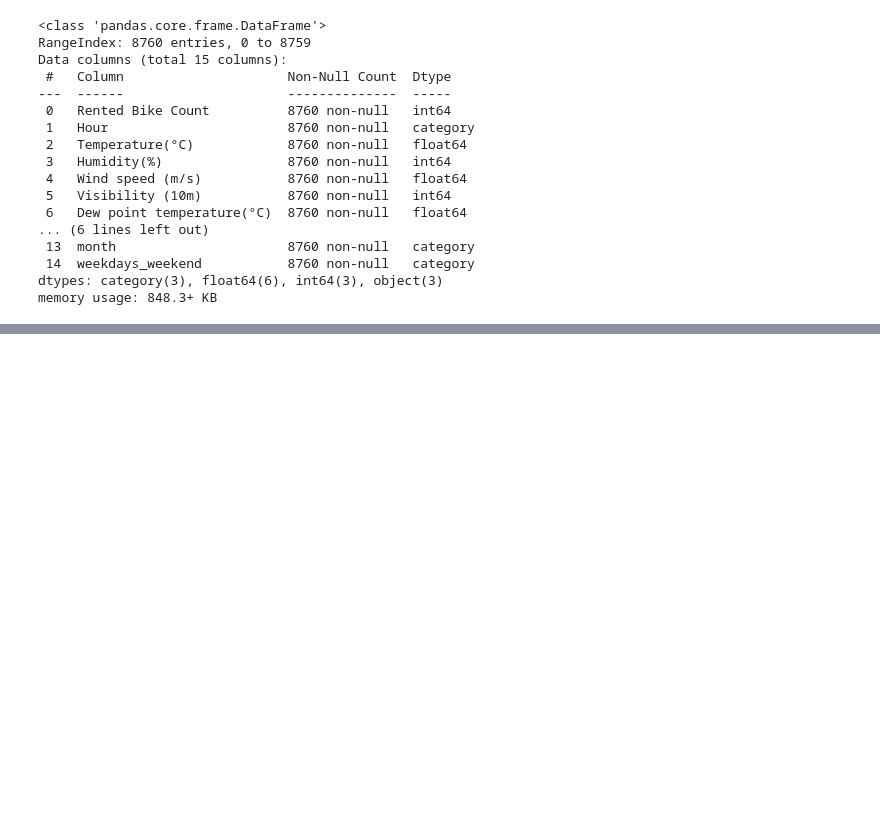
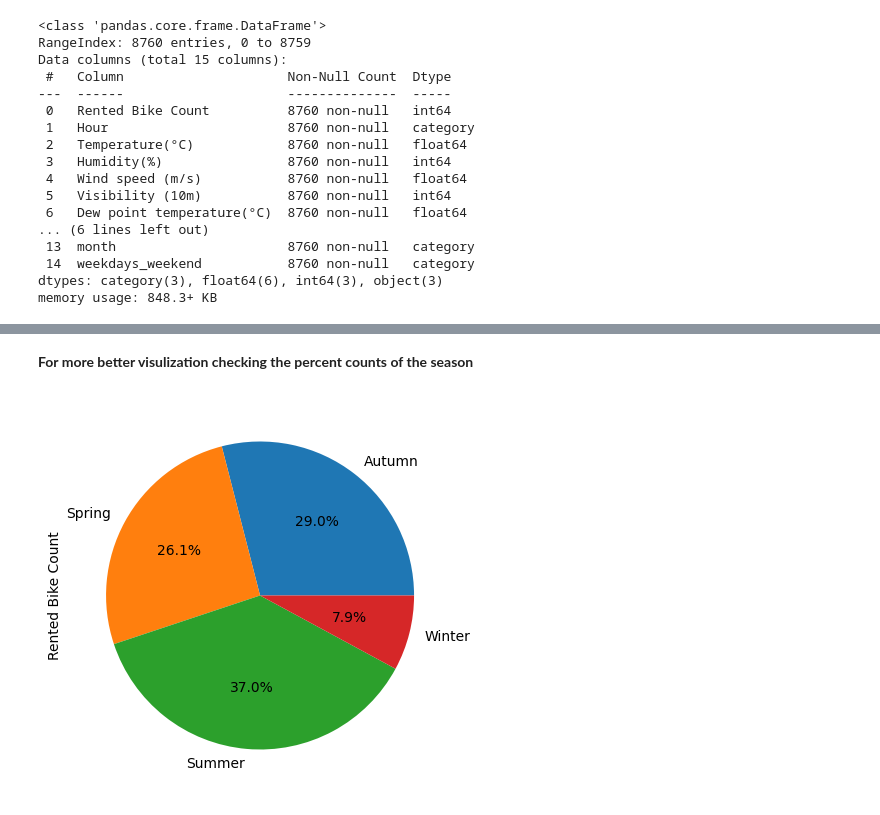
Before and after one commit to kumarsinghashu/Bike-sharing-demand-prediction, a Jupyter notebook: Bike_Sharing_Demand_Prediction_Capstone_Project_.ipynb, the cells around one changed output, grey strips where cells are left out. Cells and saved outputs as stored; diff of their text form; code cells hidden in the pictures; blank space fills up the shorter version.

```diff
--- a/Bike_Sharing_Demand_Prediction_Capstone_Project_.ipynb
+++ b/Bike_Sharing_Demand_Prediction_Capstone_Project_.ipynb
@@ -377,0 +407,3 @@ memory usage: 848.3+ KB
+# %%
+by_season= Bike_df.groupby('Seasons').sum()
+by_season
@@ -377,0 +417,6 @@ memory usage: 848.3+ KB
+# %% [markdown]
+ **For more better visulization checking the percent counts of the season**
+# %%
+by_season['Rented Bike Count'].plot(kind='pie', subplots=True, autopct='%1.1f%%', figsize=(5, 5));
+# %% [output]
+[figure, added]
```
Also changed, not shown: parts of 14 cells of this notebook.
